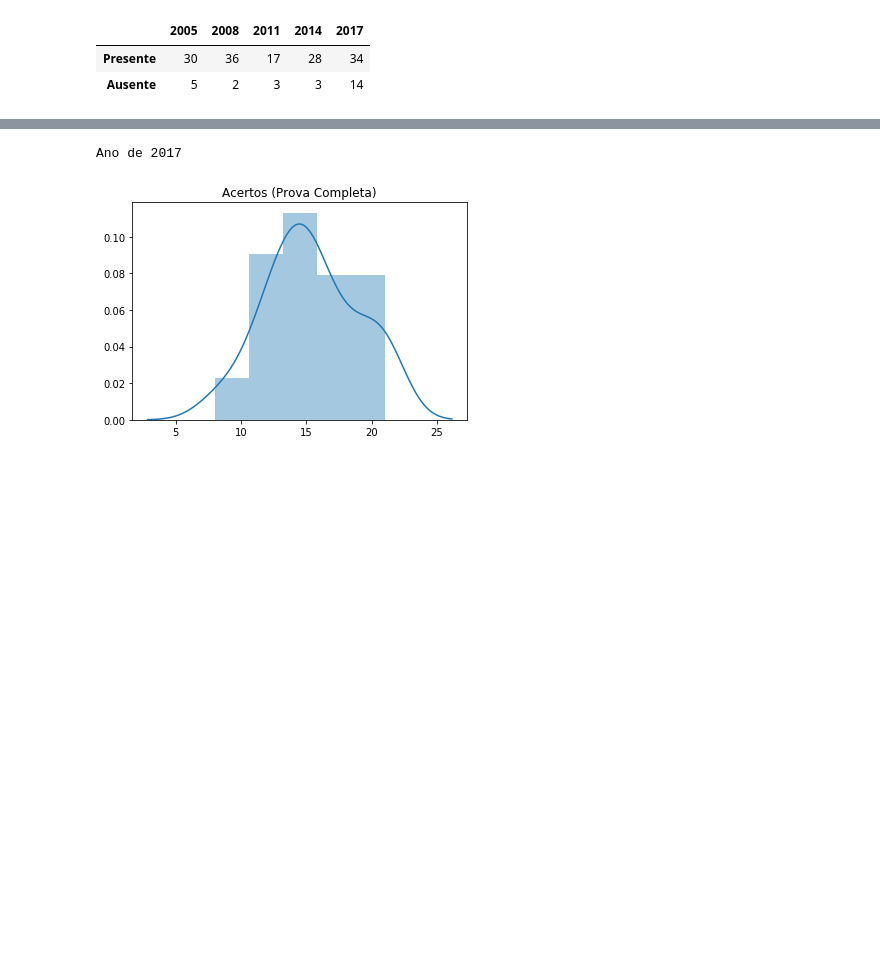
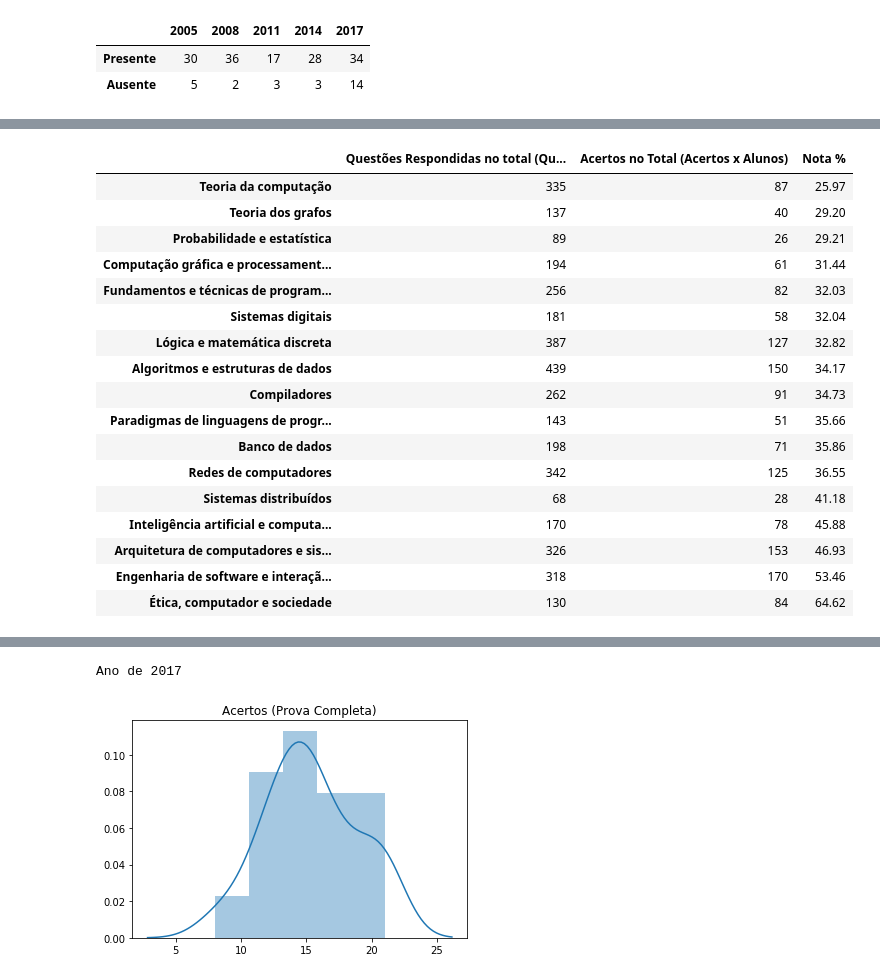
Before and after one commit to renan-cunha/KDD-Enade-Computing, a Jupyter notebook: main.ipynb, the cells around one changed output, grey strips where cells are left out. Saved outputs shown, nothing was run; the diff lists cells and outputs as text; code cells hidden in the pictures; blank space fills up the shorter version.

```diff
--- a/main.ipynb
+++ b/main.ipynb
@@ -23,7 +23,9 @@ def get_display_df(year: int, input_df: pd.DataFrame,
     presence_df = input_df["TP_PRES"].value_counts()
 
     input_df = util.filter_present_students(input_df)
-    input_df = util.add_all_score_subjects(input_df, temp_subject_df, objective=True)
+    subjects = util.get_subjects(temp_subject_df)
+    input_df = util.add_all_score_categories(input_df, temp_subject_df, True,
+                                           subjects, util.get_subject_valid_questions)
 
     num_questions = []
     mean_acertos_by_subject = []
@@ -33,7 +35,7 @@ def get_display_df(year: int, input_df: pd.DataFrame,
     column_all_subject = []
     num_alunos = input_df.shape[0]
 
-    subjects = util.get_subjects(temp_subject_df)
+
 
 
     for subject in subjects:
@@ -94,2 +108,4 @@ def get_display_df(year: int, input_df: pd.DataFrame,
+# %%
+dfs = get_dict_all_years(filter_by_ufpa=True)
 # %%
 
@@ -278,37 +282,3 @@ presence_by_year_df.fillna(0).astype(int)
 |  | 2005 | 2008 | 2011 | 2014 | 2017 |
 | Presente | 30 | 36 | 17 | 28 | 34 |
 | Ausente | 5 | 2 | 3 | 3 | 14 |
-# %%
-"""Numero de questões respondidas por tema considerando todos os anos
-
-    contador para cada tema iniciado em 0
-    para cada prova
-        para cada tema
-            multiplicar numero de presentes pelo numero de questões do tema
-            incrementar o contador do tema
-     """
-
-num_questions_answered_dfs = []
-for year in years:
-    df = display_dfs[year]
-    num_questions = df["Nº Questões"].astype(int).copy()
-    num_questions *= int(presence_by_year_df.loc["Presente", f"{year}"])
-    num_questions_answered_dfs.append(num_questions)
-num_questions_answered_df = pd.concat(num_questions_answered_dfs, axis=1)
-num_answered_by_subject = num_questions_answered_df.fillna(0).sum(axis=1).sort_index()
-# %%
-"""Numero de questões respondidas corretamente por tema considerando todos os anos
-
-    contador para cada tema iniciado em 0
-    para cada prova
-        para cada tema
-            multiplicar numero de presentes pelo numero de questões acertadas do tema
-            incrementar o contador do tema
-     """
-
-
-subjects = util.get_subjects(subject_df)
-columns = [f"ACERTOS_OBJ_{x}" for x in subjects]
-correct_by_subject  = pd.concat(dfs.values(), ignore_index=True)
-correct_by_subject  = correct_by_subject[columns].sum().sort_index()
-correct_by_subject.index = num_answered_by_subject.index
@@ -342,3 +336,24 @@ Nota média por tema considerando todos os 5 anos do exame
+# %%
+get_all_years_combined_df(display_dfs, dfs, util.get_subjects(subject_df))
+# %% [output]
+|  | Questões Respondidas no total (Qu... | Acertos no Total (Acertos x Alunos) | Nota % |
+| Teoria da computação | 335 | 87 | 25.97 |
+| Teoria dos grafos | 137 | 40 | 29.20 |
+| Probabilidade e estatística | 89 | 26 | 29.21 |
+| Computação gráfica e processament... | 194 | 61 | 31.44 |
+| Fundamentos e técnicas de program... | 256 | 82 | 32.03 |
+| Sistemas digitais | 181 | 58 | 32.04 |
+| Lógica e matemática discreta | 387 | 127 | 32.82 |
+| Algoritmos e estruturas de dados | 439 | 150 | 34.17 |
+| Compiladores | 262 | 91 | 34.73 |
+| Paradigmas de linguagens de progr... | 143 | 51 | 35.66 |
+| Banco de dados | 198 | 71 | 35.86 |
+| Redes de computadores | 342 | 125 | 36.55 |
+| Sistemas distribuídos | 68 | 28 | 41.18 |
+| Inteligência artificial e computa... | 170 | 78 | 45.88 |
+| Arquitetura de computadores e sis... | 326 | 153 | 46.93 |
+| Engenharia de software e interaçã... | 318 | 170 | 53.46 |
+| Ética, computador e sociedade | 130 | 84 | 64.62 |
 # %%
 """Numero de questões marcadas em branco e rasuradas.
 
```
Also changed, not shown: parts of 30 cells of this notebook.
